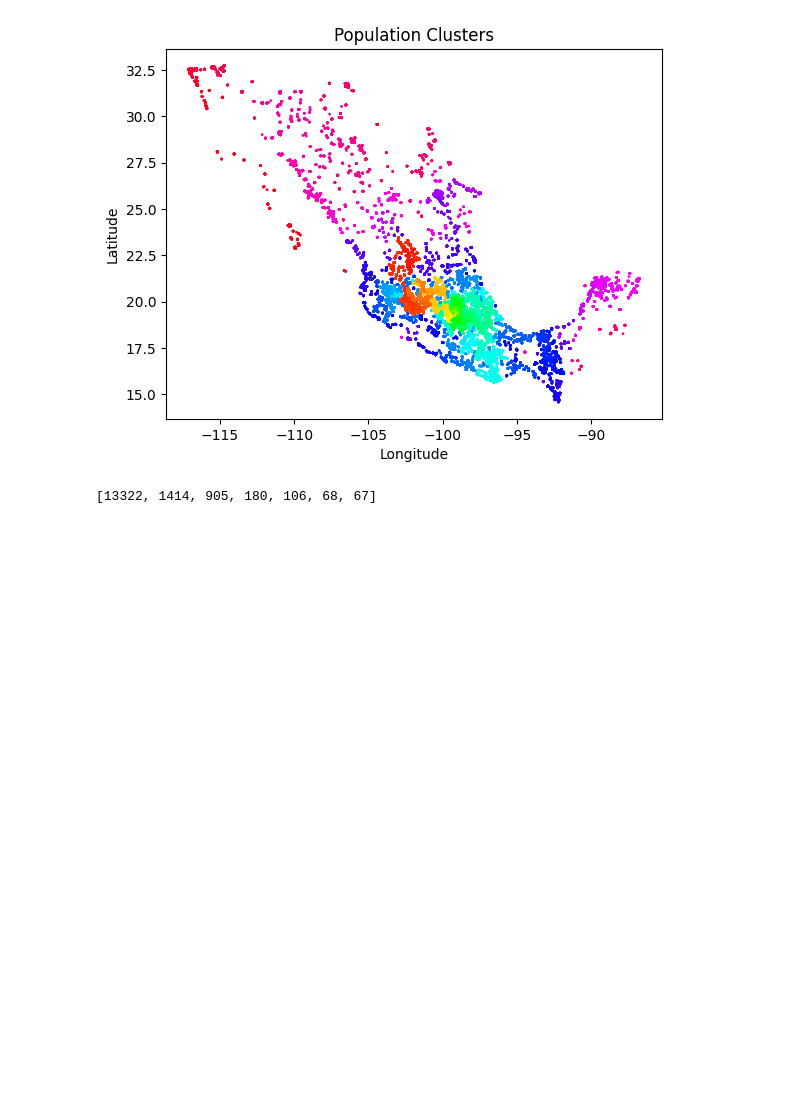
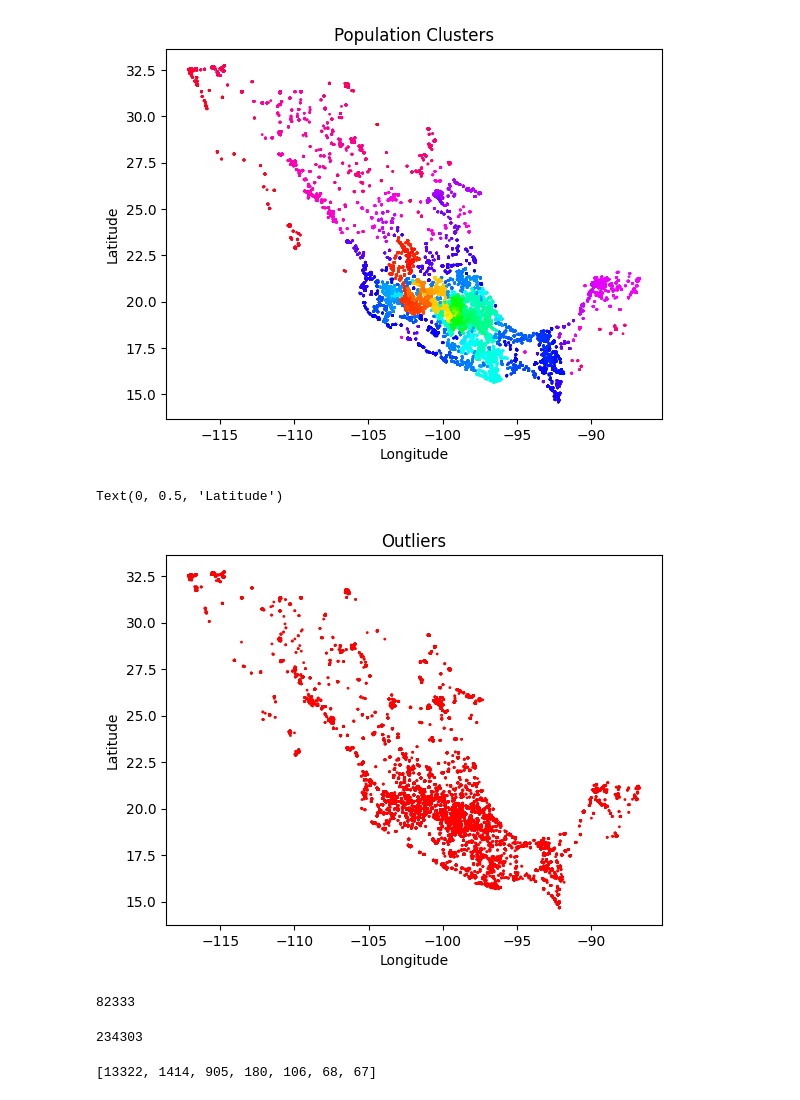
Before and after one commit to rorrostieta/health-services, a Jupyter notebook: notebooks/EDA.ipynb, the cells around one changed output. Drawn from its saved outputs; the diff is of its cells as text; code cells hidden in the pictures; blank space fills up the shorter version.

```diff
--- a/notebooks/EDA.ipynb
+++ b/notebooks/EDA.ipynb
@@ -92,6 +92,26 @@ plt.ylabel('Latitude')
 # %% [output]
 Text(0, 0.5, 'Latitude')
 [figure]
+# %%
+optics_df = interest_df.copy()
+optics_df['labels'] = optics.labels_
+
+outliers_df = optics_df.loc[optics_df['labels'] == -1]
+plt.scatter(outliers_df['longitud'], outliers_df['latitud'], c=outliers_df['labels'],cmap='hsv', s=1)
+plt.title('Outliers')
+plt.xlabel('Longitude')
+plt.ylabel('Latitude')
+# %% [output]
+Text(0, 0.5, 'Latitude')
+[figure, added]
+# %%
+len(outliers_df)
+# %% [output]
+82333
+# %%
+len(raw_data)
+# %% [output]
+234303
 # %%
 # Creating datsets per occupancy tag
 data_sets = []
```
